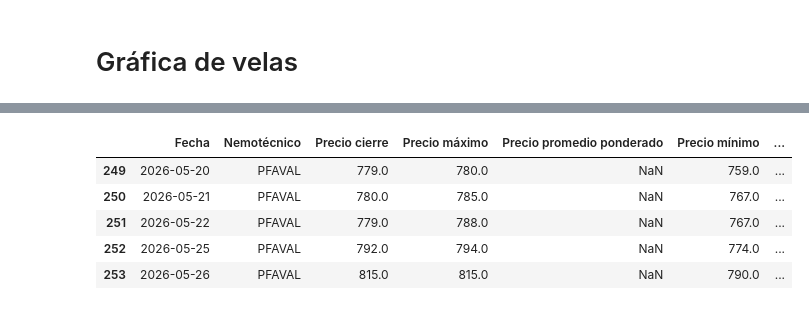
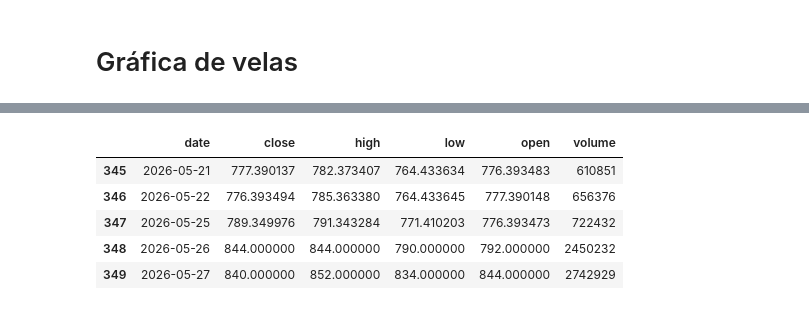
Before and after one commit to Estrategia-e-innovacion-de-TI/Talleres_IA_2026, a Jupyter notebook: server/analisis_tecnico.ipynb, the cells around one changed output, grey strips where cells are left out. Cells and saved outputs as stored; diff of their text form; code cells hidden in the pictures.

```diff
--- a/server/analisis_tecnico.ipynb
+++ b/server/analisis_tecnico.ipynb
@@ -74,0 +61,38 @@ BATCH_SIZE = 16
+# %%
+# ========================================================
+# CLEAN DATA
+# ========================================================
+
+# Eliminar filas multi index
+df.columns = df.columns.get_level_values(0)
+
+# Verificar duplicados en el índice
+duplicados = df.index.duplicated().sum()
+
+print(f"Duplicados en índice: {duplicados}")
+
+# Manejar nombres de columna
+df.columns.name = None
+
+df = df.reset_index()
+
+df.columns = ['date','close','high','low','open','volume']
+
+if df.empty:
+    raise ValueError(f"No se encontraron datos historicos para {ticker}")
+
+
+if "date" not in df.columns or COLUMNA_OBJETIVO not in df.columns:
+    raise ValueError(
+        f"El dataset descargado no contiene las columnas requeridas: date y {COLUMNA_OBJETIVO}"
+    )
+
+df["date"] = pd.to_datetime(df["date"])
+df = df.sort_values("date").dropna(subset=[COLUMNA_OBJETIVO]).reset_index(drop=True)
+
+if len(df) <= lookback + pred_len:
+    raise ValueError(
+        "No hay suficientes registros para entrenar el modelo con el lookback y pred_len solicitados"
+    )
+
+df.head()
@@ -401,9 +443,9 @@ Resistencias detectadas: [580.0, 591.6, 597.5, 660.0, 667.0, 680.0]
 # %%
-df_eval.tail()
+df.tail()
 # %% [output]
-|  | Fecha | Nemotécnico | Precio cierre | Precio máximo | Precio promedio ponderado | Precio mínimo | ... |
-| 249 | 2026-05-20 | PFAVAL | 779.0 | 780.0 | NaN | 759.0 | ... |
-| 250 | 2026-05-21 | PFAVAL | 780.0 | 785.0 | NaN | 767.0 | ... |
-| 251 | 2026-05-22 | PFAVAL | 779.0 | 788.0 | NaN | 767.0 | ... |
-| 252 | 2026-05-25 | PFAVAL | 792.0 | 794.0 | NaN | 774.0 | ... |
-| 253 | 2026-05-26 | PFAVAL | 815.0 | 815.0 | NaN | 790.0 | ... |
+|  | date | close | high | low | open | volume |
+| 345 | 2026-05-21 | 777.390137 | 782.373407 | 764.433634 | 776.393483 | 610851 |
+| 346 | 2026-05-22 | 776.393494 | 785.363380 | 764.433645 | 777.390148 | 656376 |
+| 347 | 2026-05-25 | 789.349976 | 791.343284 | 771.410203 | 776.393473 | 722432 |
+| 348 | 2026-05-26 | 844.000000 | 844.000000 | 790.000000 | 792.000000 | 2450232 |
+| 349 | 2026-05-27 | 840.000000 | 852.000000 | 834.000000 | 844.000000 | 2742929 |
```
Also changed, not shown: parts of 15 cells of this notebook, 7 other files.
